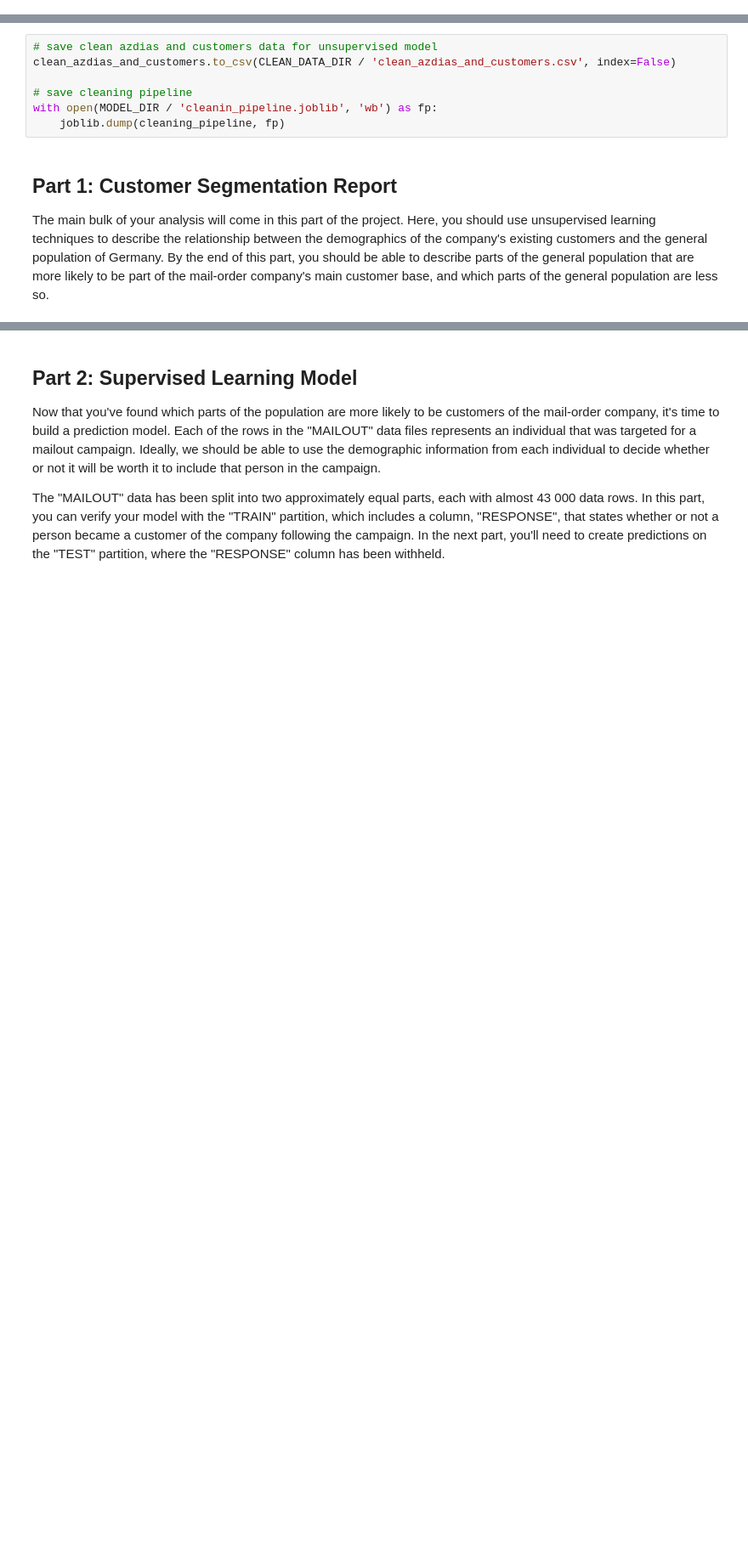
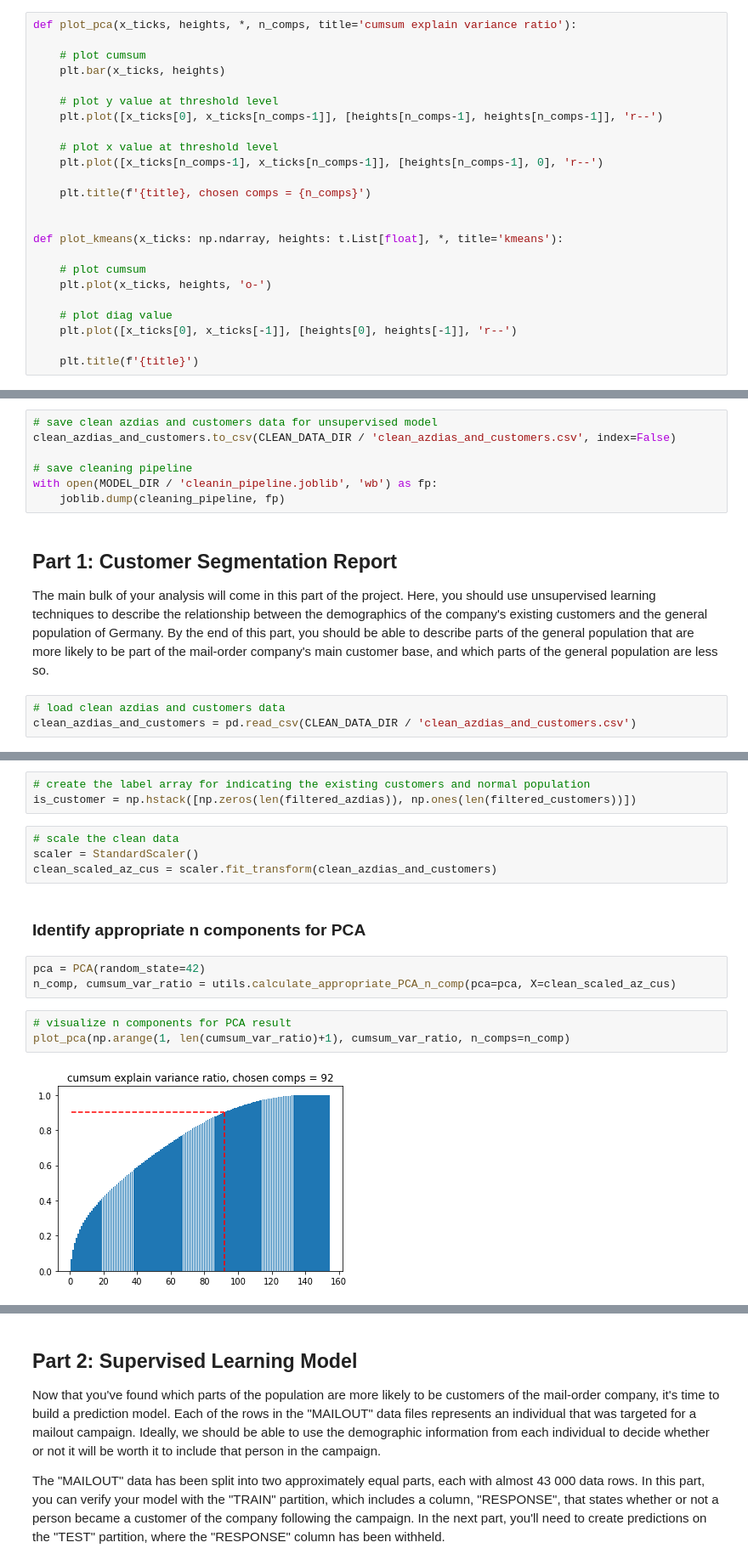
Before and after one commit to korntewin/capstone-arvato-customer-segmentation, a Jupyter notebook: Arvato Project Workbook.ipynb, the cells around one changed output, grey strips where cells are left out. Shown at 85% size. Drawn from its saved outputs; the diff is of its cells as text; blank space fills up the shorter version.

```diff
--- a/Arvato Project Workbook.ipynb
+++ b/Arvato Project Workbook.ipynb
@@ -283,3 +287,27 @@ def identify_nominal_and_non_nominal_features(features: t.List[str], feature2lev
             non_nominal_features.append(feature)
 
     return nominal_features, non_nominal_features, non_exist_features
+# %%
+def plot_pca(x_ticks, heights, *, n_comps, title='cumsum explain variance ratio'):
+
+    # plot cumsum
+    plt.bar(x_ticks, heights)
+
+    # plot y value at threshold level
+    plt.plot([x_ticks[0], x_ticks[n_comps-1]], [heights[n_comps-1], heights[n_comps-1]], 'r--')
+
+    # plot x value at threshold level
+    plt.plot([x_ticks[n_comps-1], x_ticks[n_comps-1]], [heights[n_comps-1], 0], 'r--')
+
+    plt.title(f'{title}, chosen comps = {n_comps}')
+
+
+def plot_kmeans(x_ticks: np.ndarray, heights: t.List[float], *, title='kmeans'):
+
+    # plot cumsum
+    plt.plot(x_ticks, heights, 'o-')
+
+    # plot diag value
+    plt.plot([x_ticks[0], x_ticks[-1]], [heights[0], heights[-1]], 'r--')
+
+    plt.title(f'{title}')
@@ -525,3 +574,6 @@ with open(MODEL_DIR / 'cleanin_pipeline.joblib', 'wb') as fp:
 ## Part 1: Customer Segmentation Report
 
 The main bulk of your analysis will come in this part of the project. Here, you should use unsupervised learning techniques to describe the relationship between the demographics of the company's existing customers and the general population of Germany. By the end of this part, you should be able to describe parts of the general population that are more likely to be part of the mail-order company's main customer base, and which parts of the general population are less so.
+# %%
+# load clean azdias and customers data
+clean_azdias_and_customers = pd.read_csv(CLEAN_DATA_DIR / 'clean_azdias_and_customers.csv')
@@ -527,0 +595,17 @@ The main bulk of your analysis will come in this part of the project. Here, you
+# %%
+# create the label array for indicating the existing customers and normal population
+is_customer = np.hstack([np.zeros(len(filtered_azdias)), np.ones(len(filtered_customers))])
+# %%
+# scale the clean data
+scaler = StandardScaler()
+clean_scaled_az_cus = scaler.fit_transform(clean_azdias_and_customers)
+# %% [markdown]
+### Identify appropriate n components for PCA
+# %%
+pca = PCA(random_state=42)
+n_comp, cumsum_var_ratio = utils.calculate_appropriate_PCA_n_comp(pca=pca, X=clean_scaled_az_cus)
+# %%
+# visualize n components for PCA result
+plot_pca(np.arange(1, len(cumsum_var_ratio)+1), cumsum_var_ratio, n_comps=n_comp)
+# %% [output]
+[figure, added]
```
Also changed, not shown: parts of 16 cells of this notebook.
